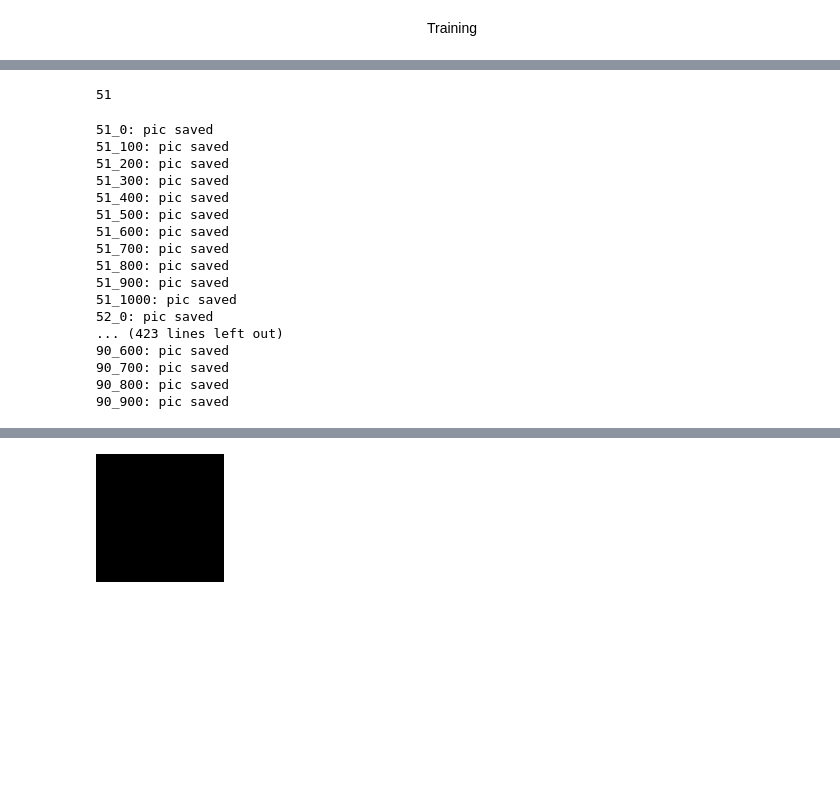
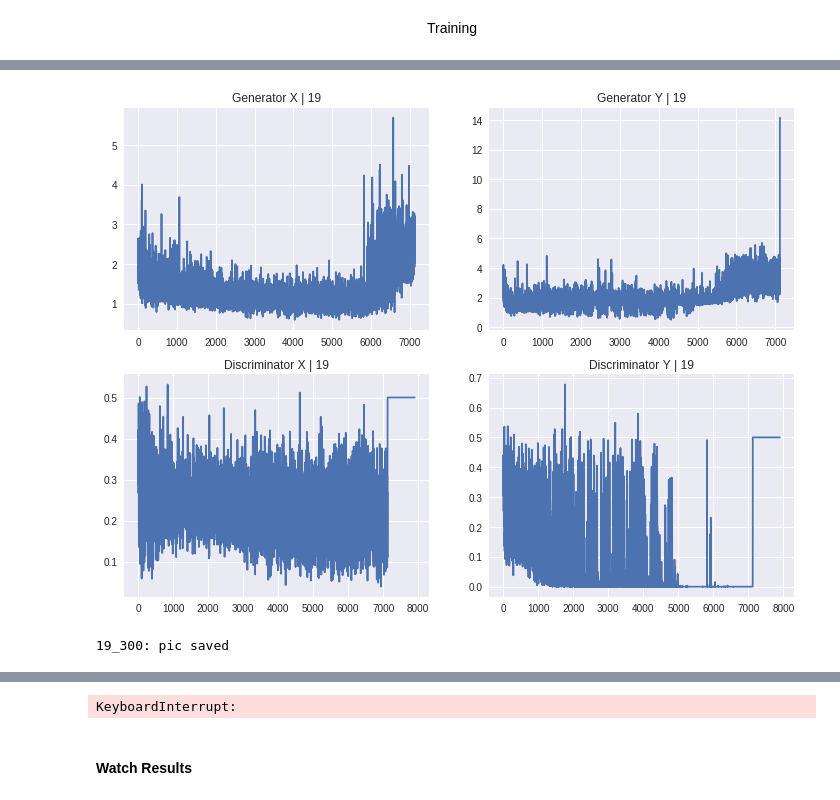
Before and after one commit to carnotaur/CycleGAN, a Jupyter notebook: CycleGAN.ipynb, the cells around one changed output, grey strips where cells are left out. Saved outputs shown, nothing was run; the diff lists cells and outputs as text; code cells hidden in the pictures; blank space fills up the shorter version.

```diff
--- a/CycleGAN.ipynb
+++ b/CycleGAN.ipynb
@@ -304,8 +389,15 @@ optimizer_G = torch.optim.Adam(itertools.chain(G_x.parameters(), G_y.parameters(
                                lr=lr, betas=(0.5, 0.999))
 optimizer_D = torch.optim.Adam(itertools.chain(D_x.parameters(), D_y.parameters()),
                                lr=lr, betas=(0.5, 0.999))
+# %%
+if False:
+    epoch = None
+    load_weights(G_x, G_y, D_x, D_y,
+                 optimizer_G, optimizer_D,
+                 epoch)
 # %%
-scheduler_G = torch.optim.lr_scheduler.LambdaLR(optimizer_G,
-                                                lr_lambda=lambda epoch: 0.99 ** epoch)
-scheduler_D = torch.optim.lr_scheduler.LambdaLR(optimizer_D,
-                                                lr_lambda=lambda epoch: 0.99 ** epoch)
+def update_lr(epoch):
+    return 0.99 ** (epoch - 100)
+
+scheduler_G = torch.optim.lr_scheduler.LambdaLR(optimizer_G, lr_lambda=update_lr)
+scheduler_D = torch.optim.lr_scheduler.LambdaLR(optimizer_D, lr_lambda=update_lr)
@@ -319,48 +404,42 @@ models_dir = Path('models/')
-# %%
-epoch
-# %% [output]
-51
+# %%
+epoch = 0
+gen_losses_X, gen_losses_Y = [], []
+dis_losses_X, dis_losses_Y = [], []
 # %%
 %%time
 while epoch <= num_epochs:
-    for batch_idx, (X_batch, Y_batch) in enumerate(train_dataloader):
+    for batch_idx, (X, Y) in enumerate(train_dataloader):
         # optimize
-        one_step(D_x, D_y, G_x, G_y,
-                 X_batch.to(device),
-                 Y_batch.to(device), pass_steps=5)
-        # save fake, real
+        losses = one_step(D_x, D_y, G_x, G_y,
+                          device=device,
+                          pass_steps=pass_steps,
+                          use_identity=use_identity)
+        # losses
+        gen_loss_X, gen_loss_Y, dis_loss_X, dis_loss_Y = losses
+        gen_losses_X.append(gen_loss_X)
+        gen_losses_Y.append(gen_loss_Y)
+        dis_losses_X.append(dis_loss_X)
+        dis_losses_Y.append(dis_loss_Y)
+
+        # save fake and real images
         if batch_idx % 100 == 0:
-            print(f'{epoch}_{batch_idx}: pic saved')
             watch_generations(val_dataset, G_x, G_y,
                               dir_generated_X, dir_generated_Y)
+            plot_losses(gen_losses_X, gen_losses_Y,
+                      dis_losses_X, dis_losses_Y, epoch)
+            print(f'{epoch}_{batch_idx}: pic saved')
 
     # saving model
-    torch.save(G_x, models_dir.joinpath(f'GX_{epoch}'))
-    torch.save(G_y, models_dir.joinpath(f'GY_{epoch}'))
-    torch.save(D_x, models_dir.joinpath(f'DX_{epoch}'))
-    torch.save(D_y, models_dir.joinpath(f'DY_{epoch}'))
+    save_weights(G_x, G_y, D_x, D_y,
+                 optimizer_G, optimizer_D,
+                 epoch=epoch)
 
-    #make step
+    # make step for scheduler
     if epoch >= 100:
         scheduler_G.step()
         scheduler_D.step()
 
     epoch += 1
 # %% [output]
+[figure, added]
-51_0: pic saved
-51_100: pic saved
-51_200: pic saved
-51_300: pic saved
-51_400: pic saved
-51_500: pic saved
-51_600: pic saved
-51_700: pic saved
-51_800: pic saved
-51_900: pic saved
-51_1000: pic saved
-52_0: pic saved
-... (423 lines left out)
-90_600: pic saved
-90_700: pic saved
-90_800: pic saved
-90_900: pic saved
+19_300: pic saved
@@ -368,4 +463 @@ KeyboardInterrupt:
+KeyboardInterrupt:
-# %%
-Image.open('data/monet2photo/fake_X/fake_90_800.png')
-# %% [output]
-[figure, removed]
@@ -371,0 +468,2 @@ Image.open('data/monet2photo/fake_X/fake_90_800.png')
+# %% [markdown]
+#### Watch Results
```
Also changed, not shown: parts of 36 cells of this notebook, 1 other file.
